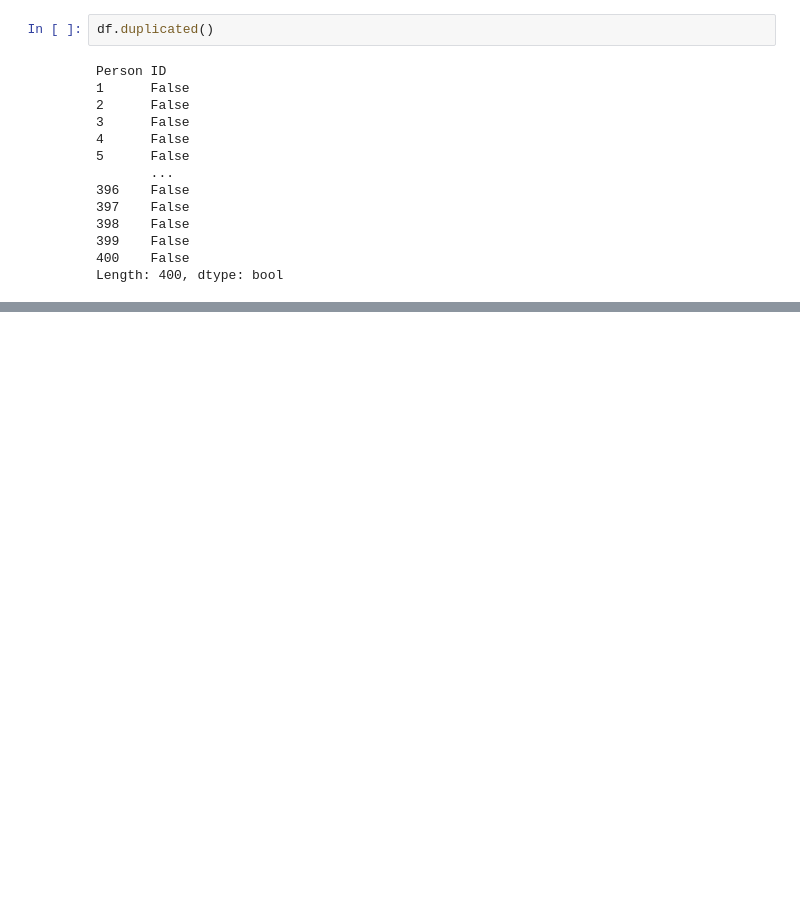
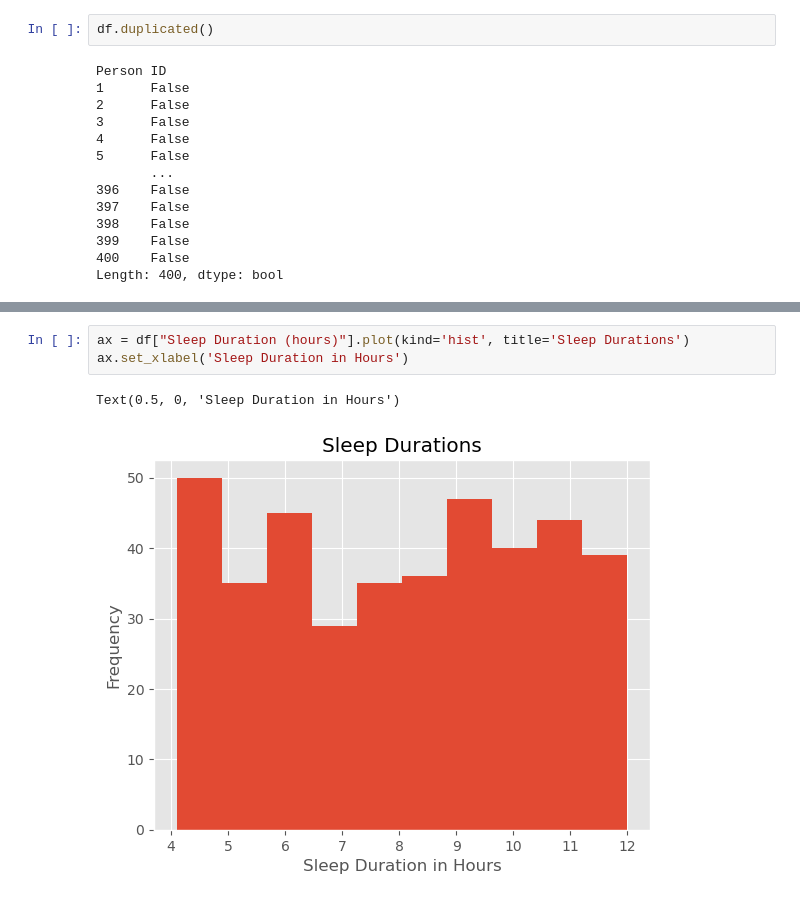
Before and after one commit to samjian8/Sleep_Lifestyle_Analysis, a Jupyter notebook: main.ipynb, the cells around one changed output, grey strips where cells are left out. Drawn from its saved outputs; the diff is of its cells as text; blank space fills up the shorter version.

```diff
--- a/main.ipynb
+++ b/main.ipynb
@@ -101,0 +108,6 @@ Text(0.5, 0, 'Occupation')
+# %%
+ax = df["Sleep Duration (hours)"].plot(kind='hist', title='Sleep Durations')
+ax.set_xlabel('Sleep Duration in Hours')
+# %% [output]
+Text(0.5, 0, 'Sleep Duration in Hours')
+[figure, added]
```
Also changed, not shown: parts of 7 cells of this notebook.
